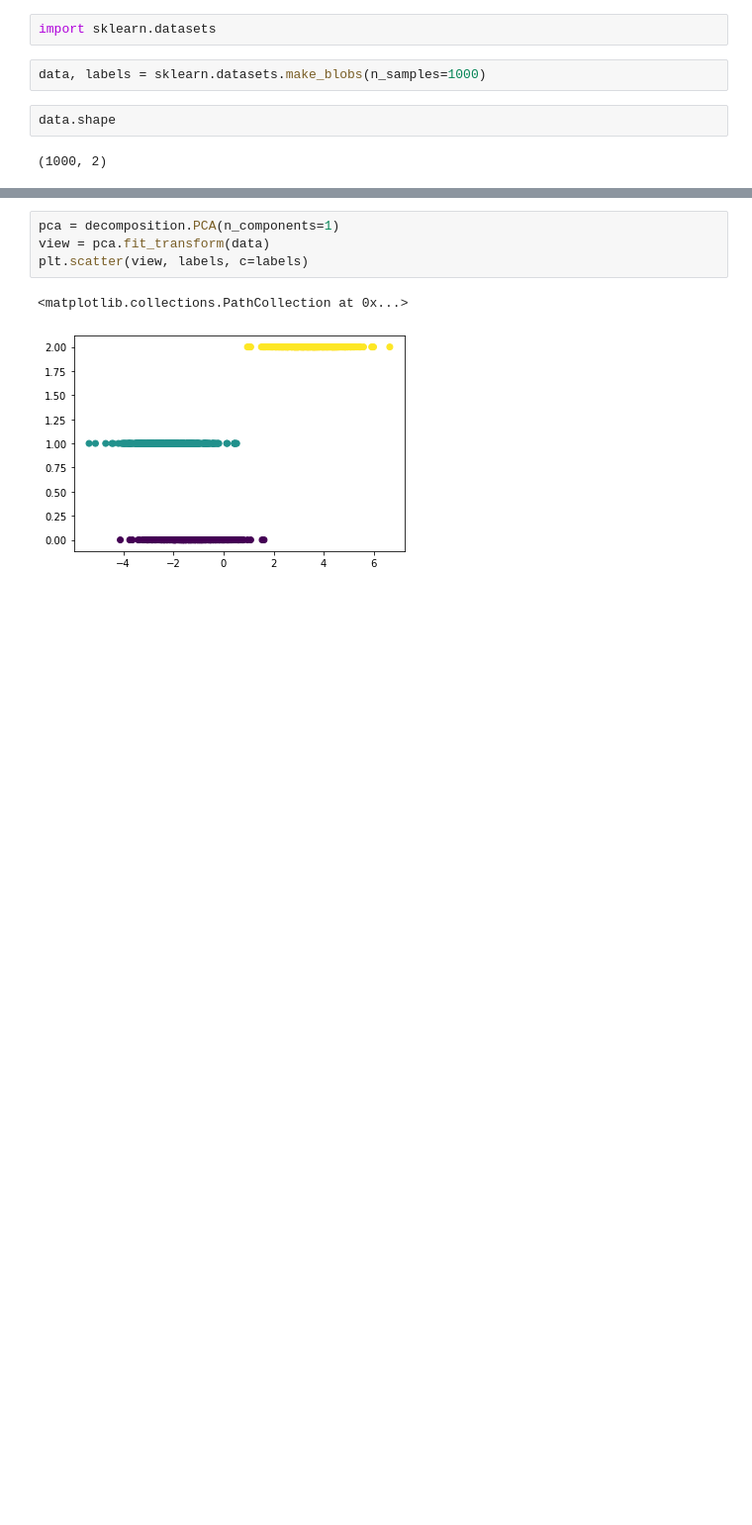
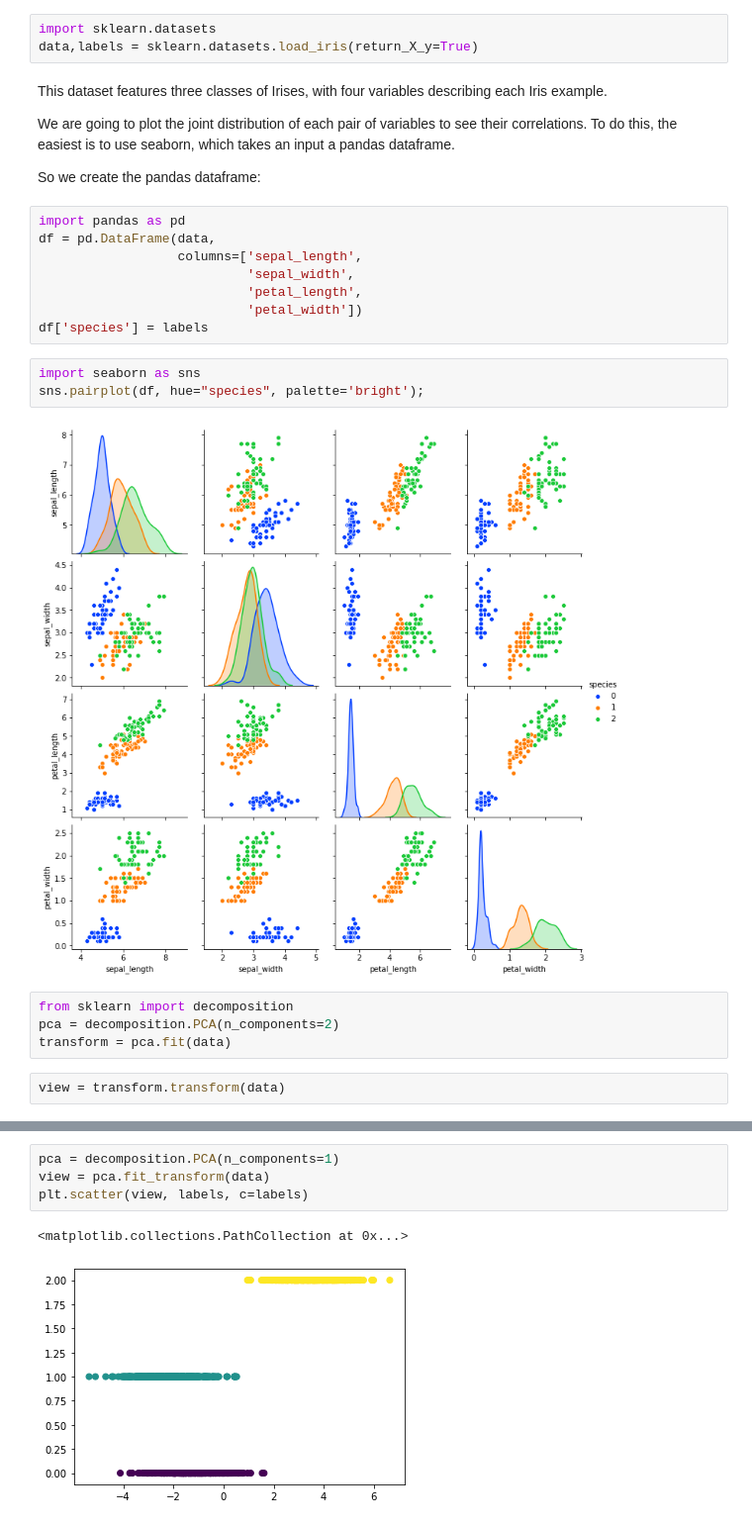
Before and after one commit to cbernet/introduction_machine_learning, a Jupyter notebook: notebooks/unsupervised_learning/dimensionality_reduction.ipynb, the cells around one changed output, grey strips where cells are left out. Shown at 99% size. Saved outputs shown, nothing was run; the diff lists cells and outputs as text; blank space fills up the shorter version.

```diff
--- a/notebooks/unsupervised_learning/01_dimensionality_reduction.ipynb
+++ b/notebooks/unsupervised_learning/dimensionality_reduction.ipynb
@@ -14,10 +5,30 @@ Todo:
 # %%
 import sklearn.datasets
+data,labels = sklearn.datasets.load_iris(return_X_y=True)
-# %%
-data, labels = sklearn.datasets.make_blobs(n_samples=1000)
-# %%
-data.shape
-# %% [output]
-(1000, 2)
+# %% [markdown]
+This dataset features three classes of Irises, with four variables describing each Iris example.
+
+We are going to plot the joint distribution of each pair of variables to see their correlations. To do this, the easiest is to use seaborn, which takes an input a pandas dataframe.
+
+So we create the pandas dataframe:
+# %%
+import pandas as pd
+df = pd.DataFrame(data,
+                  columns=['sepal_length',
+                           'sepal_width',
+                           'petal_length',
+                           'petal_width'])
+df['species'] = labels
+# %%
+import seaborn as sns
+sns.pairplot(df, hue="species", palette='bright');
+# %% [output]
+[figure, added]
+# %%
+from sklearn import decomposition
+pca = decomposition.PCA(n_components=2)
+transform = pca.fit(data)
+# %%
+view = transform.transform(data)
 # %%
 import matplotlib.pyplot as plt
```
Also changed, not shown: parts of 16 cells of this notebook, 2 other files.
